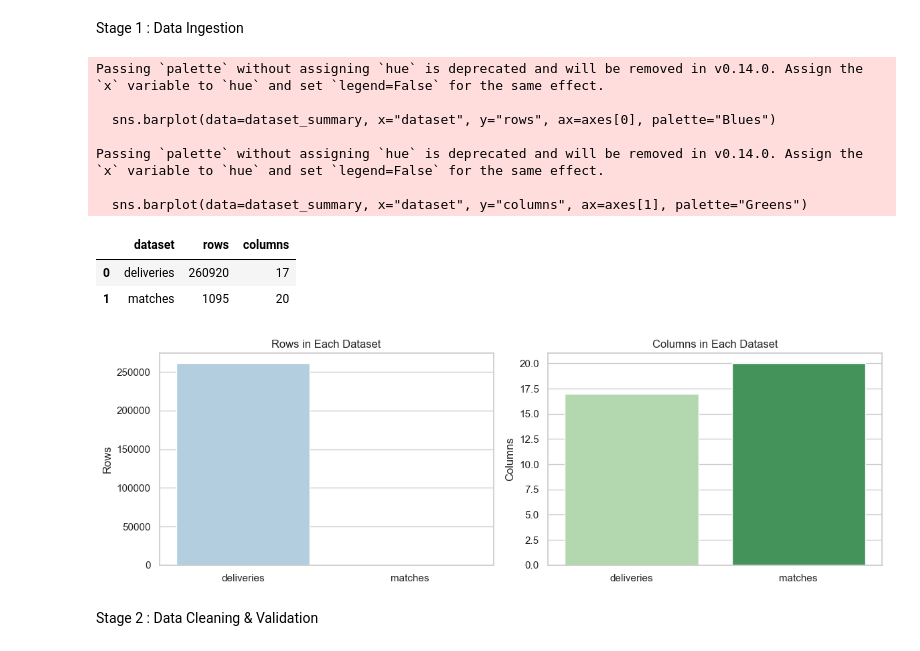
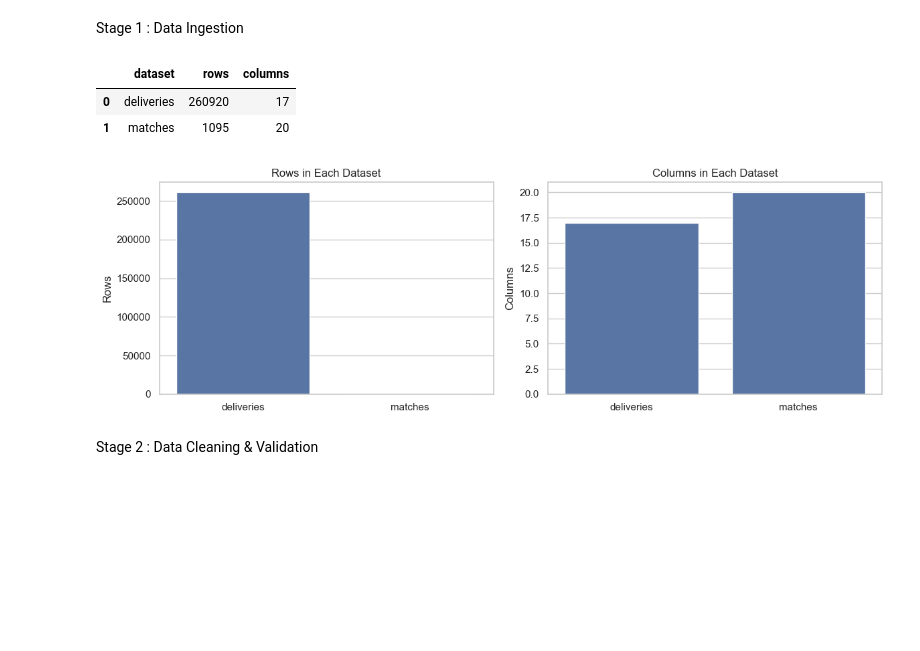
Before and after one commit to Suhastg2004/ipl-data-pipeline-analysis, a Jupyter notebook: src/main_visualize.ipynb, the cells around one changed output. Cells and saved outputs as stored; diff of their text form; code cells hidden in the pictures; blank space fills up the shorter version.

```diff
--- a/src/main_visualize.ipynb
+++ b/src/main_visualize.ipynb
@@ -39,36 +38,29 @@ Stage 1 : Data Ingestion
 # %%
 dataset_summary = pd.DataFrame({
     "dataset": ["deliveries", "matches"],
     "rows": [deliveries_df.shape[0], matches_df.shape[0]],
     "columns": [deliveries_df.shape[1], matches_df.shape[1]],
 })
 
 fig, axes = plt.subplots(1, 2, figsize=(12, 4))
-sns.barplot(data=dataset_summary, x="dataset", y="rows", ax=axes[0], palette="Blues")
+sns.barplot(data=dataset_summary, x="dataset", y="rows", ax=axes[0])
 axes[0].set_title("Rows in Each Dataset")
 axes[0].set_xlabel("")
 axes[0].set_ylabel("Rows")
 
-sns.barplot(data=dataset_summary, x="dataset", y="columns", ax=axes[1], palette="Greens")
+sns.barplot(data=dataset_summary, x="dataset", y="columns", ax=axes[1])
 axes[1].set_title("Columns in Each Dataset")
 axes[1].set_xlabel("")
 axes[1].set_ylabel("Columns")
 
 plt.tight_layout()
 display(dataset_summary)
 plt.show()
 # %% [output]
-Passing `palette` without assigning `hue` is deprecated and will be removed in v0.14.0. Assign the `x` variable to `hue` and set `legend=False` for the same effect.
-
-  sns.barplot(data=dataset_summary, x="dataset", y="rows", ax=axes[0], palette="Blues")
-
-Passing `palette` without assigning `hue` is deprecated and will be removed in v0.14.0. Assign the `x` variable to `hue` and set `legend=False` for the same effect.
-
-  sns.barplot(data=dataset_summary, x="dataset", y="columns", ax=axes[1], palette="Greens")
 |  | dataset | rows | columns |
 | 0 | deliveries | 260920 | 17 |
 | 1 | matches | 1095 | 20 |
-[figure, old version]
+[figure, new version]
 # %% [markdown]
 Stage 2 : Data Cleaning & Validation
 # %%
```
Also changed, not shown: parts of 2 cells of this notebook, 2 other files.
